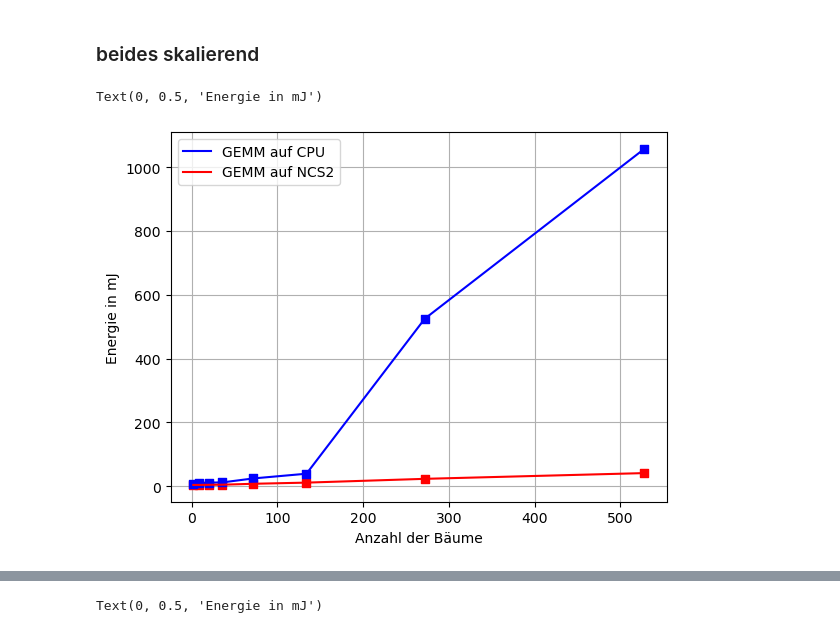
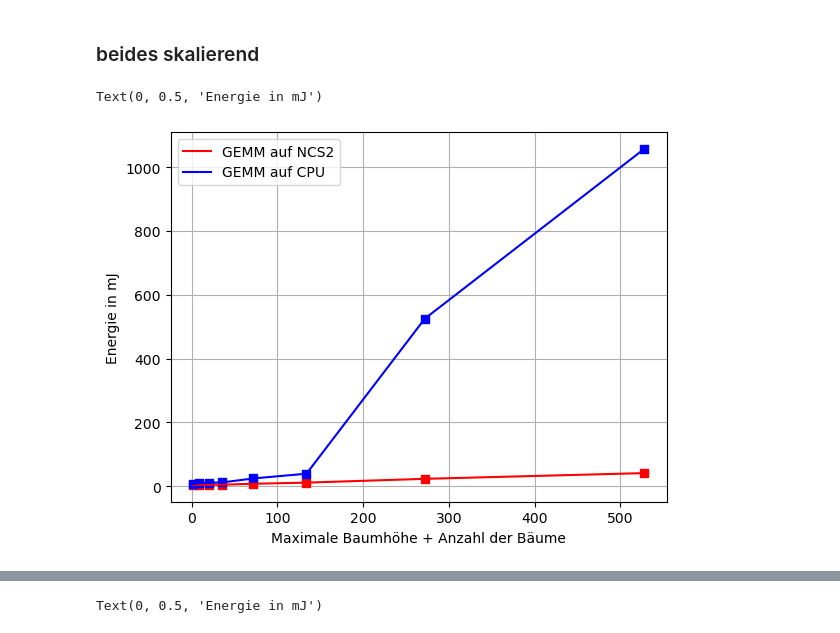
Before and after one commit to R-e-d-a-X/EdgeTPU-and-NCS, a Jupyter notebook: src/ncs/NCS_visualization.ipynb, the cells around one changed output, grey strips where cells are left out. Cells and saved outputs as stored; diff of their text form; code cells hidden in the pictures.

```diff
--- a/src/ncs/NCS_visualization.ipynb
+++ b/src/ncs/NCS_visualization.ipynb
@@ -344,15 +423,15 @@ y_ptt_ncs  = np.array([3.24, 3.60, 6.12, 4.68, 6.48, 6.48, 12.24, 16.20])
 # %%
 fig, ax = plt.subplots()
 
 ax.set_axisbelow(True)
 ax.grid()
+ax.plot(x, y_gemm_ncs, c='red')
 ax.plot(x, y_gemm_cpu, c='blue')
-ax.plot(x, y_gemm_ncs, c='red')
-plt.legend(labels=['GEMM auf CPU', 'GEMM auf NCS2'])
+plt.legend(labels=['GEMM auf NCS2', 'GEMM auf CPU'])
 ax.scatter(x, y_gemm_ncs, c='red', marker='s')
 ax.scatter(x, y_gemm_cpu, c='blue', marker='s')
-plt.xlabel("Anzahl der Bäume")
+plt.xlabel("Maximale Baumhöhe + Anzahl der Bäume")
 plt.ylabel("Energie in mJ")
 # %% [output]
 Text(0, 0.5, 'Energie in mJ')
-[figure, old version]
+[figure, new version]
```
Also changed, not shown: parts of 11 cells of this notebook, 4 other files.
